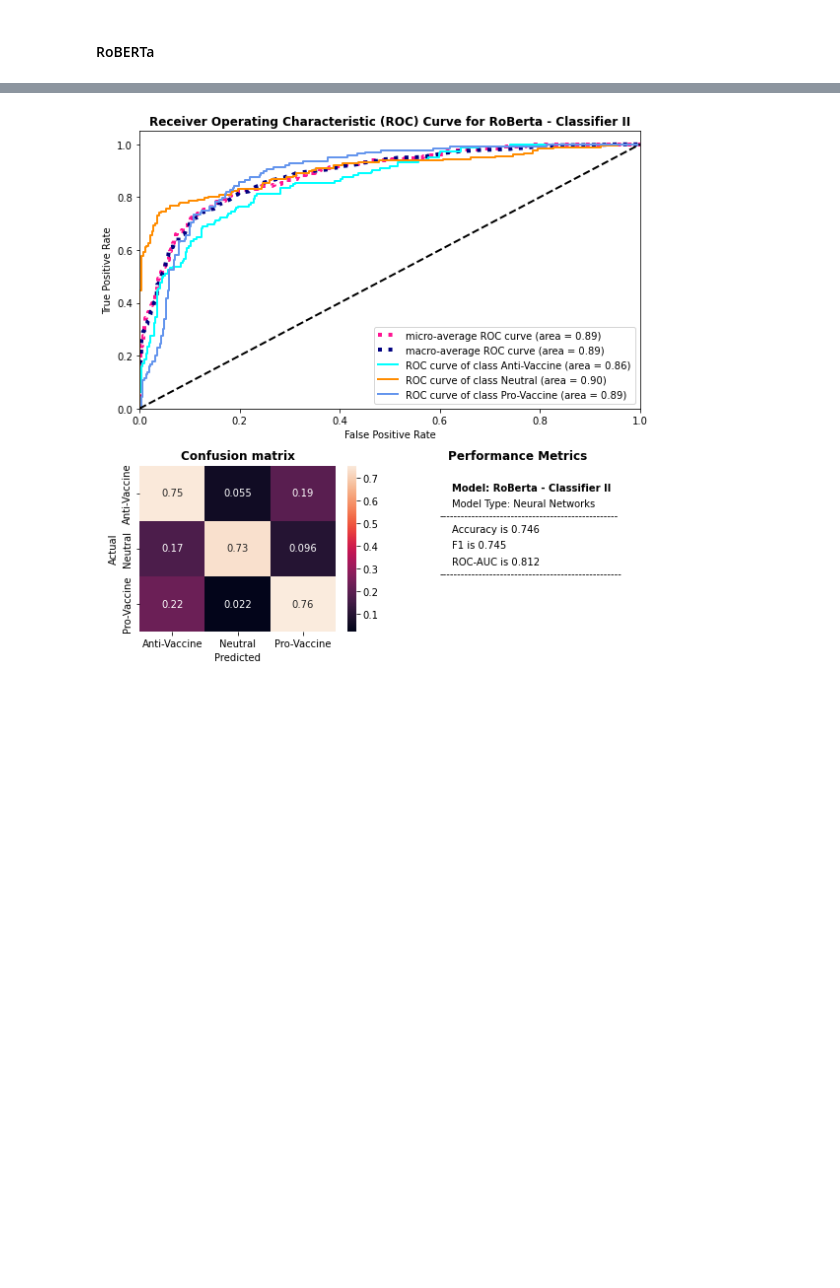
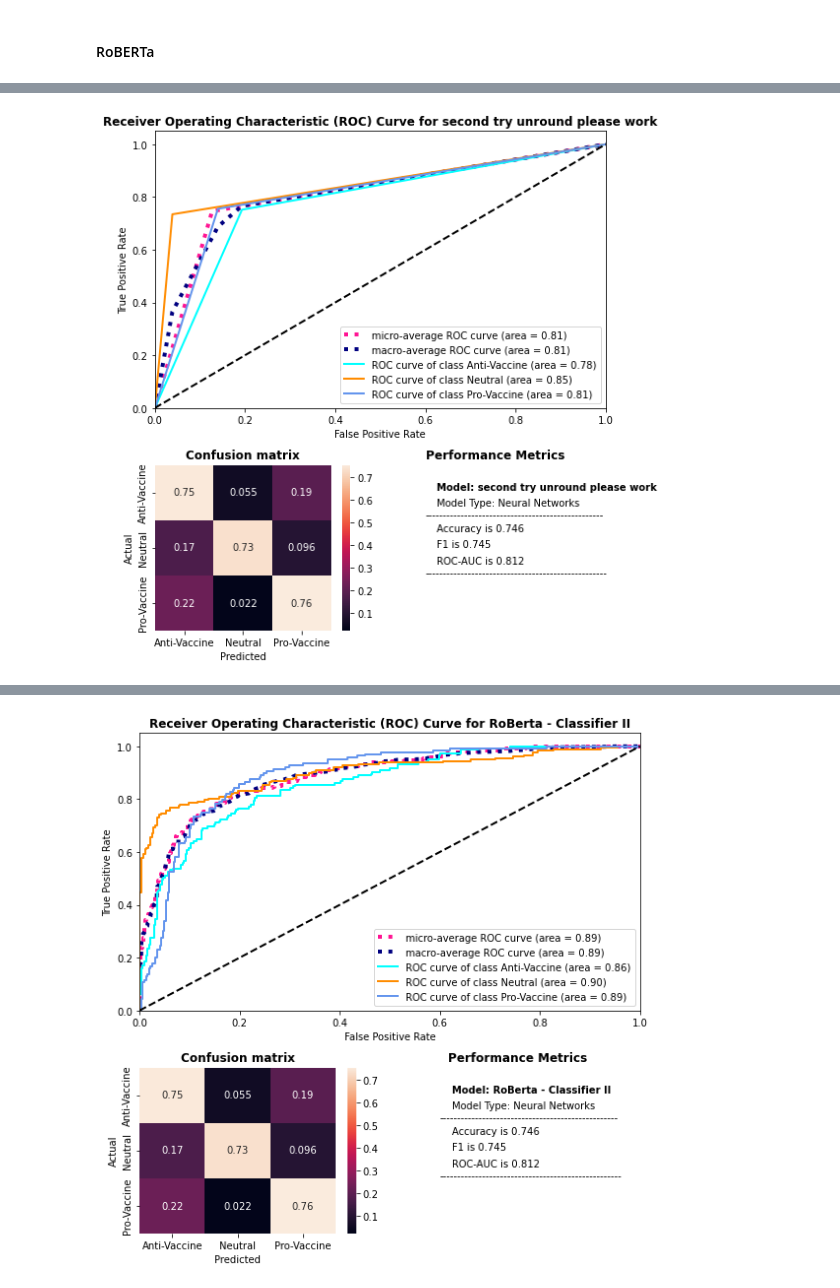
Before and after one commit to jvschlierf/networkthesis, a Jupyter notebook: classifier/evaluate_performance.ipynb, the cells around one changed output, grey strips where cells are left out. Cells and saved outputs as stored; diff of their text form; code cells hidden in the pictures; blank space fills up the shorter version.

```diff
--- a/classifier/evaluate_performance.ipynb
+++ b/classifier/evaluate_performance.ipynb
@@ -323,4 +329,4 @@ array([[0., 1., 0.],
 # %%
-y_conf = pd.read_csv('../../Files/models/Roberta_C2_v3.csv', sep='|')[['conf_0', 'conf_1', 'conf_2']]
+y_conf = pd.read_csv('../../Files/Submissions/train/Roberta_C2_v5.csv', sep='|')[['conf_0', 'conf_1', 'conf_2']]
 # %%
 y_pred_roberta = y_conf.to_numpy()
@@ -335,0 +343,7 @@ array([[0.20455271, 0.78140795, 0.01403934],
+# %%
+b = np.zeros_like(y_pred_roberta)
+b[np.arange(len(y_pred_roberta)), y_pred_roberta.argmax(1)] = 1
+# %%
+plot_results_b(y_true, b, "second try unround please work", "Neural Networks", "2")
+# %% [output]
+[figure, added]
```
Also changed, not shown: parts of 8 cells of this notebook, 3 other files.
